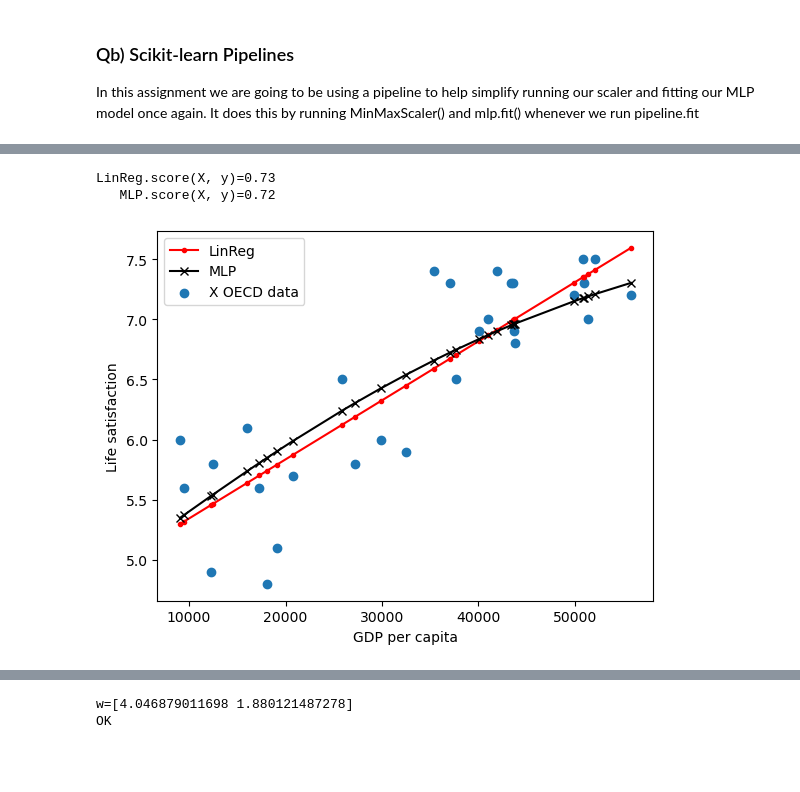
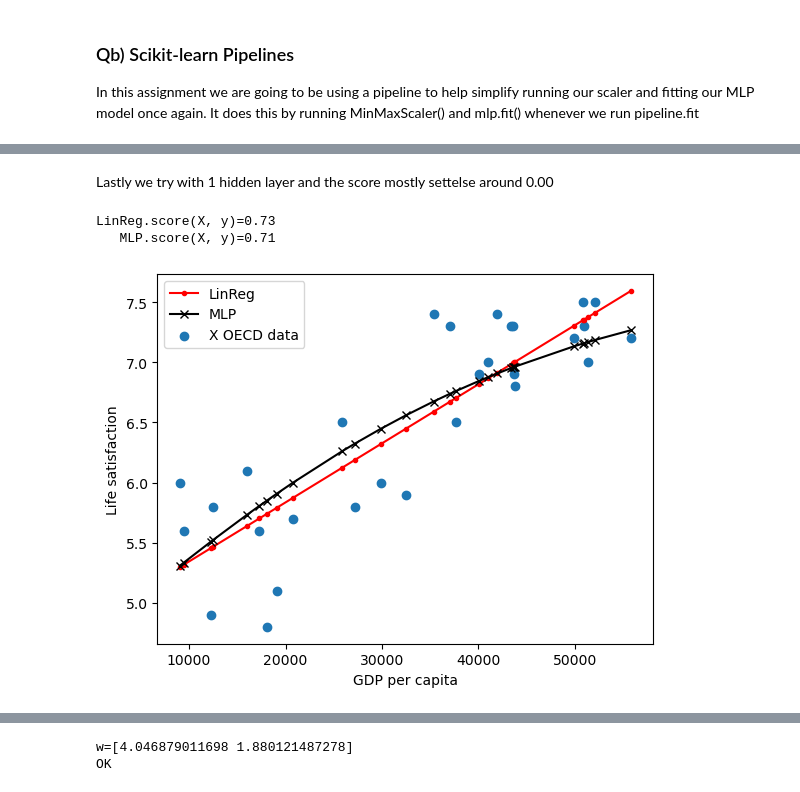
Before and after one commit to MartinStokholm/SWMAL, a Jupyter notebook: Handins/O2/Handin2.ipynb, the cells around one changed output, grey strips where cells are left out. Drawn from its saved outputs; the diff is of its cells as text; code cells hidden in the pictures; blank space fills up the shorter version.

```diff
--- a/Handins/O2/Handin2.ipynb
+++ b/Handins/O2/Handin2.ipynb
@@ -686,15 +672,12 @@ We can calculate the scaler by using the equation
 After using the new scaler we can retrain our MLP
 # %%
-
-def manualminmaxscaler(data, feature_range):
-    min_val = feature_range[0]
-    max_val = feature_range[1]
-    data_min = data.min(axis=0)
-    data_max = data.max(axis=0)
-    scaled_data = min_val + (max_val - min_val) * (data - data_min) / (data_max - data_min)
+def manualminmaxscaler(data):
+    data_min = np.min(data, axis=0)
+    data_max = np.max(data, axis=0)
+    scaled_data = (data - data_min) / (data_max - data_min)
     return scaled_data
 
-scaled_X = manualminmaxscaler(X, feature_range=(0,1))
+scaled_X = manualminmaxscaler(X)
 
 mlp.fit(scaled_X,y)
 linreg.fit(scaled_X,y)
@@ -752,0 +795,21 @@ In this assignment we change the hyperparameters for the MLP to see what differe
+# %%
+from sklearn.pipeline import Pipeline
+from sklearn.preprocessing import MinMaxScaler
+
+mlp = MLPRegressor(
+    hidden_layer_sizes=(3, ),
+    solver='adam',
+    activation='relu',
+    tol=1E-5,
+    max_iter=100000,
+    verbose=False)
+
+final3neuronpipe = Pipeline(
+    [
+        ('Scaler',MinMaxScaler()),
+        ('mlp',mlp)
+    ]
+)
+final3neuronpipe.fit(X,y)
+linreg.fit(X,y)
+PlotModels(linreg, final3neuronpipe, X, y, "LinReg", "MLP")
@@ -803,25 +875,27 @@ LinReg.score(X, y)=0.73
+# %% [markdown]
+Lastly we try with 1 hidden layer and the score mostly settelse around 0.00
 # %%
 from sklearn.pipeline import Pipeline
 from sklearn.preprocessing import MinMaxScaler
 
 mlp = MLPRegressor(
-    hidden_layer_sizes=(5, ),
+    hidden_layer_sizes=(4, ),
     solver='adam',
     activation='logistic',
     tol=1E-5,
     max_iter=100000,
     verbose=False)
 
-final5neuronpipe = Pipeline(
+final_log4_neuronpipe = Pipeline(
     [
         ('Scaler',MinMaxScaler()),
         ('mlp',mlp)
     ]
 )
-final5neuronpipe.fit(X,y)
+final_log4_neuronpipe.fit(X,y)
 linreg.fit(X,y)
-PlotModels(linreg, final5neuronpipe, X, y, "LinReg", "MLP")
+PlotModels(linreg, final_log4_neuronpipe, X, y, "LinReg", "MLP")
 # %% [output]
 LinReg.score(X, y)=0.73
-   MLP.score(X, y)=0.72
+   MLP.score(X, y)=0.71
-[figure, old version]
+[figure, new version]
```
Also changed, not shown: parts of 48 cells of this notebook, 6 other files.
